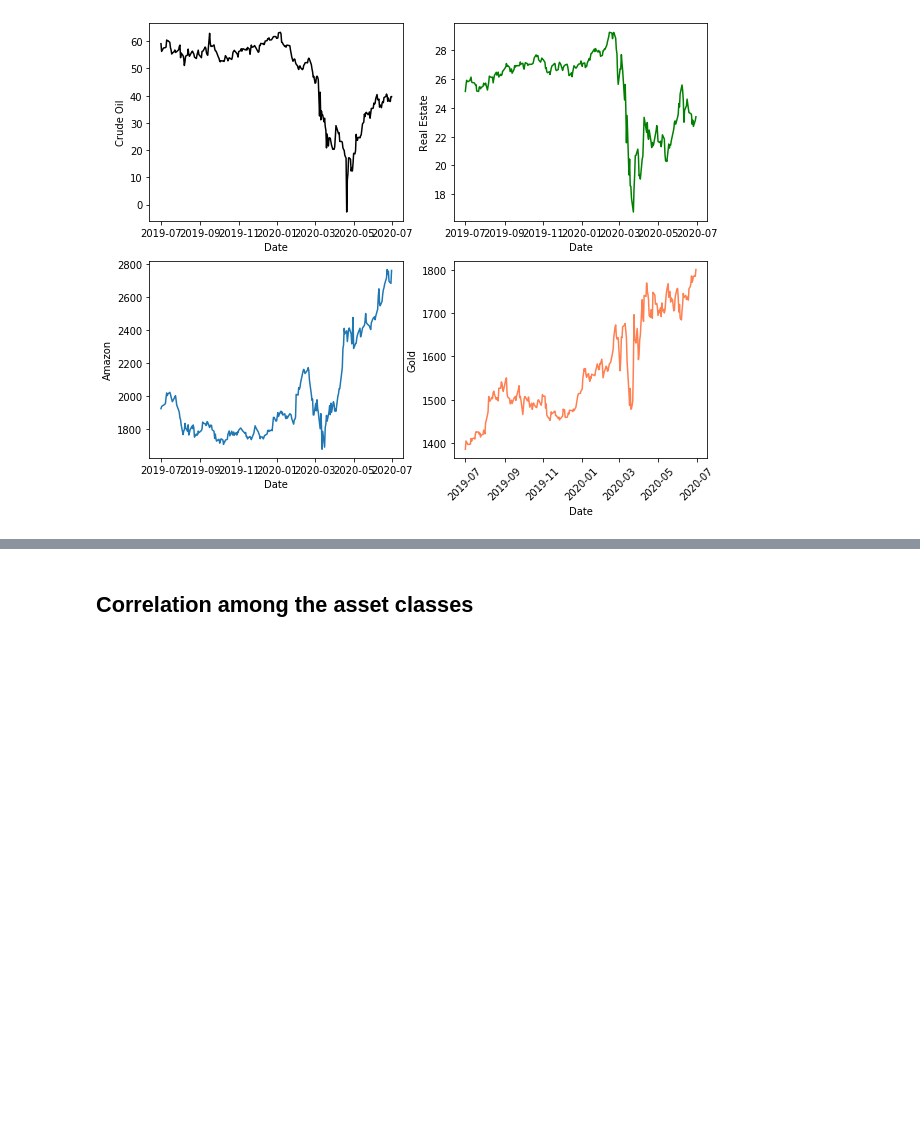
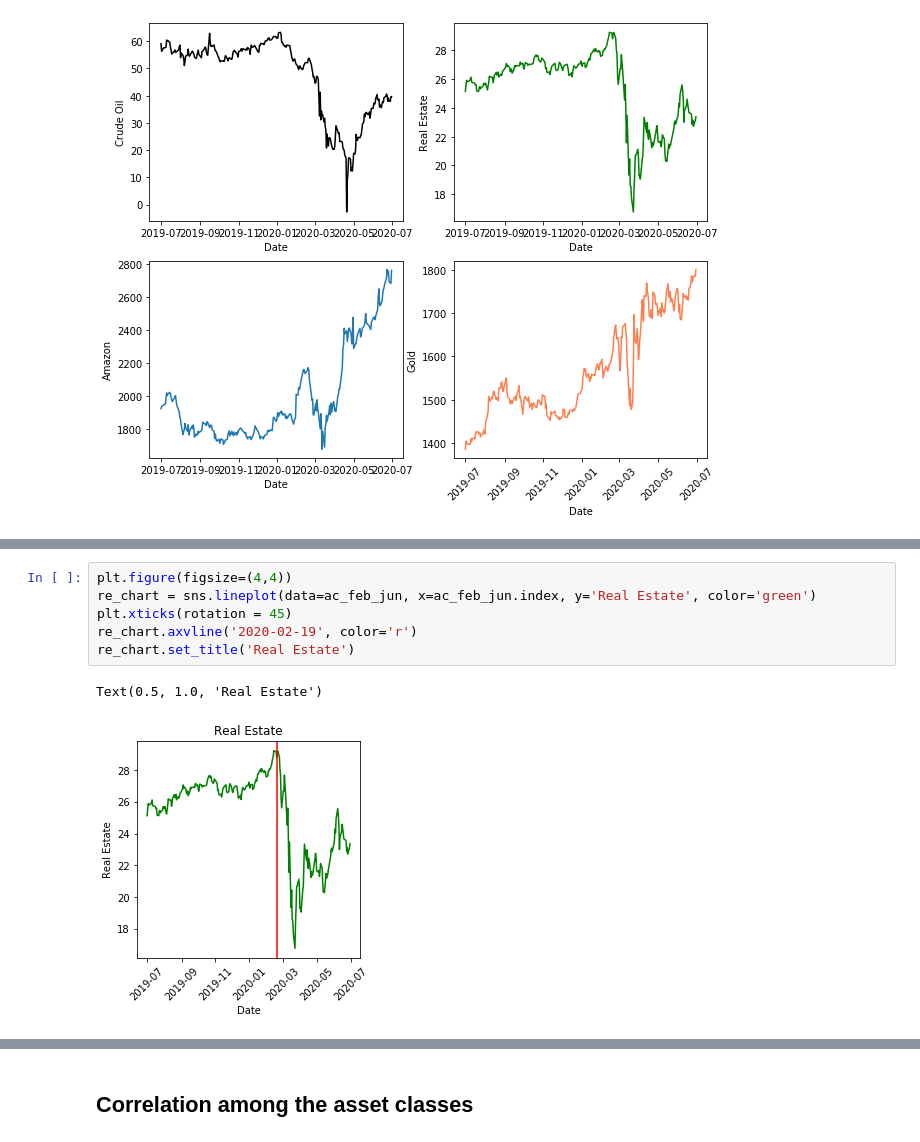
Before and after one commit to robertbozsik/impacts-of-covid19, a Jupyter notebook: plotting_RB.ipynb, the cells around one changed output, grey strips where cells are left out. Cells and saved outputs as stored; diff of their text form; blank space fills up the shorter version.

```diff
--- a/plotting_RB.ipynb
+++ b/plotting_RB.ipynb
@@ -209,0 +246,9 @@ sns.lineplot(data=ac_feb_jun, x=ac_feb_jun.index, y='Gold', ax=ax[1, 1], color='
+# %%
+plt.figure(figsize=(4,4))
+re_chart = sns.lineplot(data=ac_feb_jun, x=ac_feb_jun.index, y='Real Estate', color='green')
+plt.xticks(rotation = 45)
+re_chart.axvline('2020-02-19', color='r')
+re_chart.set_title('Real Estate')
+# %% [output]
+Text(0.5, 1.0, 'Real Estate')
+[figure, added]
```
Also changed, not shown: parts of 14 cells of this notebook.
